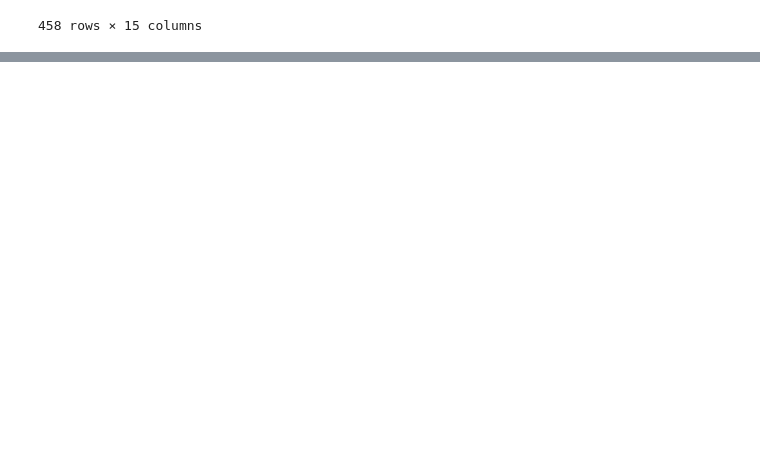
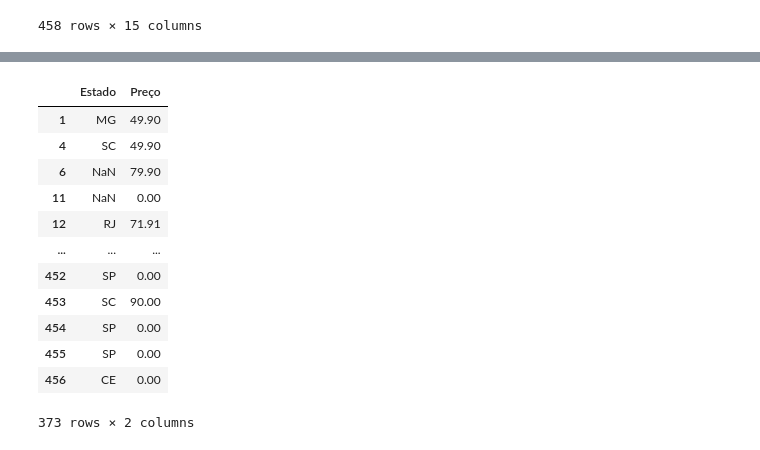
Before and after one commit to arnaldocavalcanti/dash-fast4sign, a Jupyter notebook: dash-fast/notebooks/gera_arq_empresas_situacao_geral.ipynb, the cells around one changed output, grey strips where cells are left out. Cells and saved outputs as stored; diff of their text form; code cells hidden in the pictures; blank space fills up the shorter version.

```diff
--- a/dash-fast/notebooks/gera_arq_empresas_situacao_geral.ipynb
+++ b/dash-fast/notebooks/gera_arq_empresas_situacao_geral.ipynb
@@ -218,0 +216,3 @@ df_empresas
+# %%
+df_uf = df[(df['Situação'] == 'ATIVA') | (df['Situação'] == 'GRATUITO')]
+df_uf
@@ -218,0 +233,17 @@ df_empresas
+# %%
+df_uf = df_uf[['Estado','Preço']]
+df_uf
+# %% [output]
+|  | Estado | Preço |
+| 1 | MG | 49.90 |
+| 4 | SC | 49.90 |
+| 6 | NaN | 79.90 |
+| 11 | NaN | 0.00 |
+| 12 | RJ | 71.91 |
+| ... | ... | ... |
+| 452 | SP | 0.00 |
+| 453 | SC | 90.00 |
+| 454 | SP | 0.00 |
+| 455 | SP | 0.00 |
+| 456 | CE | 0.00 |
+373 rows × 2 columns
```
Also changed, not shown: parts of 20 cells of this notebook, 2 other files.
